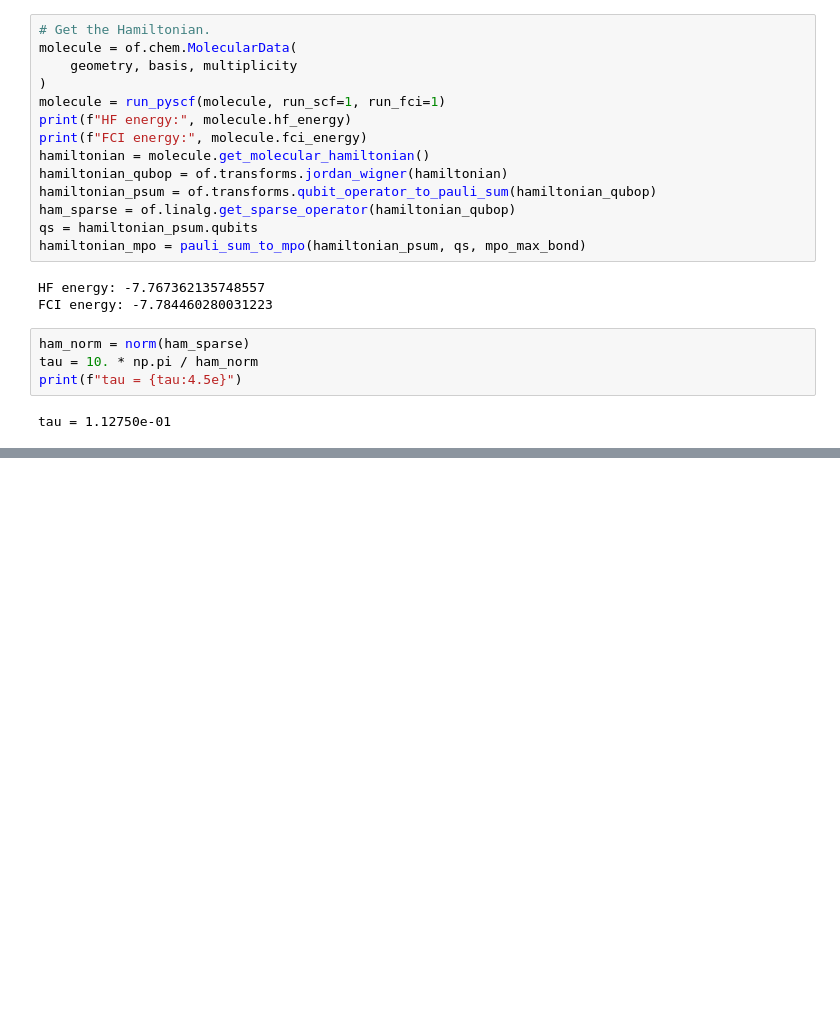
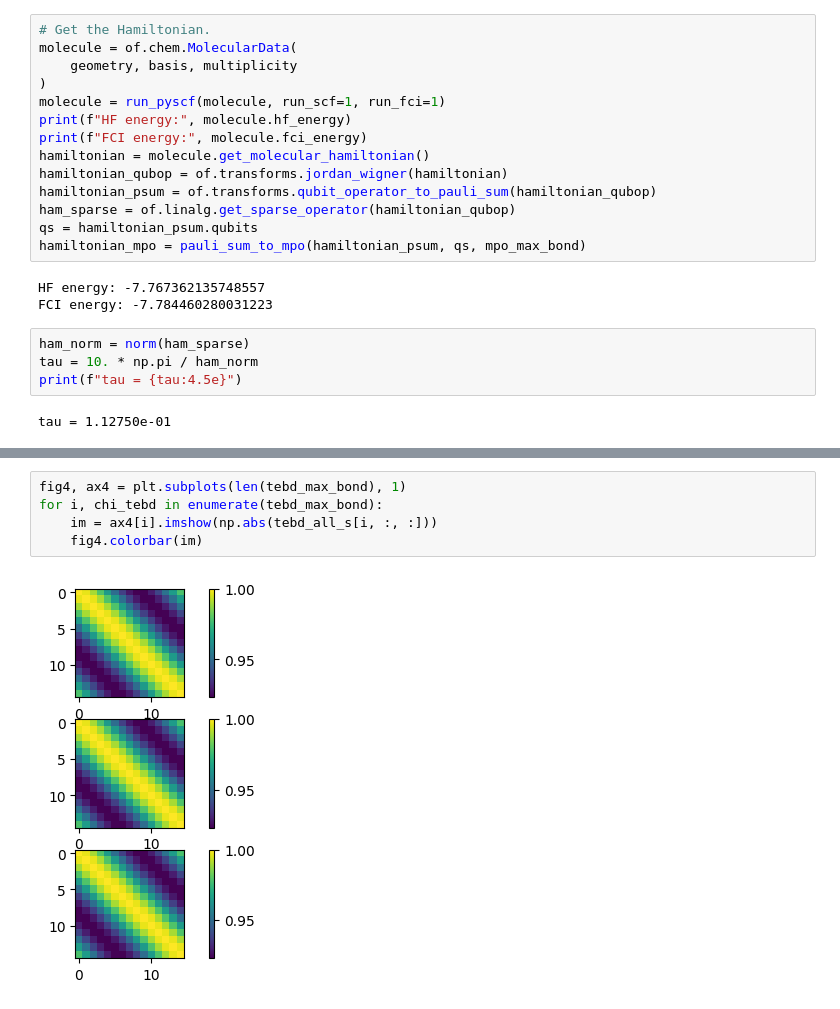
Before and after one commit to bdalfavero/RealTimeKrylov, a Jupyter notebook: lih_quimb.ipynb, the cells around one changed output, grey strips where cells are left out. Drawn from its saved outputs; the diff is of its cells as text; blank space fills up the shorter version.

```diff
--- a/lih_quimb.ipynb
+++ b/lih_quimb.ipynb
@@ -114,0 +123,7 @@ fig3.tight_layout()
+# %%
+fig4, ax4 = plt.subplots(len(tebd_max_bond), 1)
+for i, chi_tebd in enumerate(tebd_max_bond):
+    im = ax4[i].imshow(np.abs(tebd_all_s[i, :, :]))
+    fig4.colorbar(im)
+# %% [output]
+[figure, added]
```
Also changed, not shown: parts of 7 cells of this notebook.
